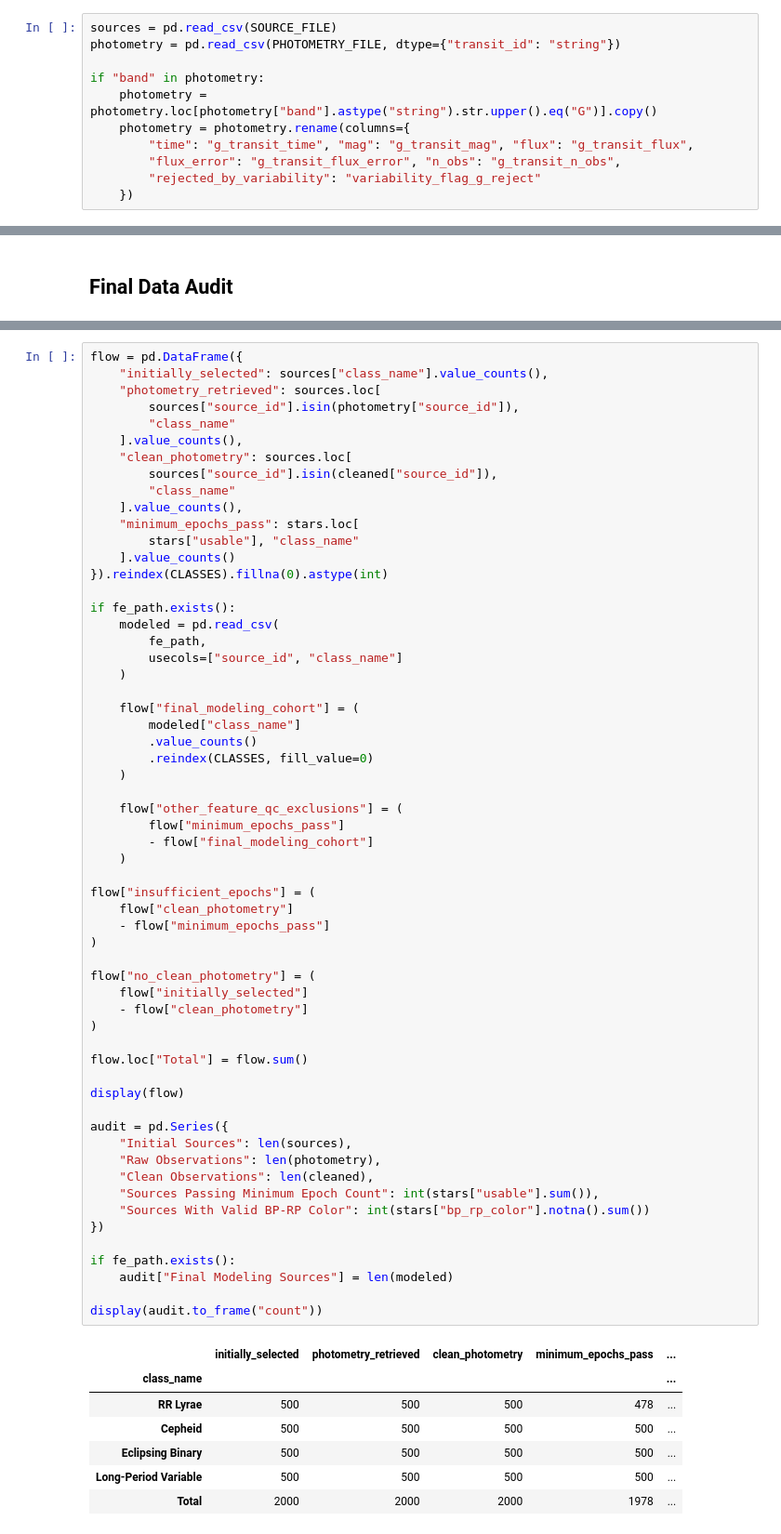
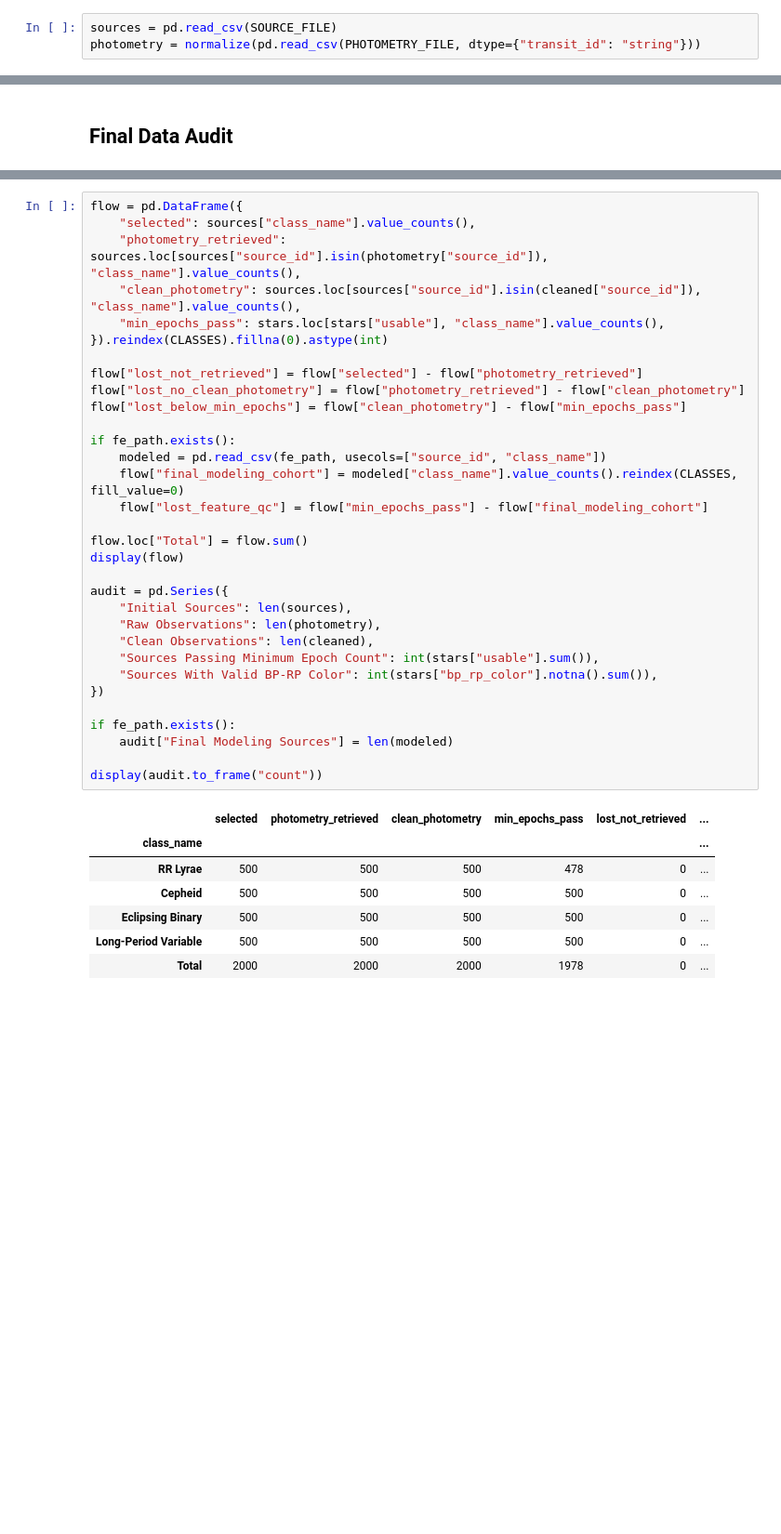
Before and after one commit to sumaitate/gaia-varstars, a Jupyter notebook: notebooks/01_gaia_eda.ipynb, the cells around one changed output, grey strips where cells are left out. Shown at 93% size. Cells and saved outputs as stored; diff of their text form; blank space fills up the shorter version.

```diff
--- a/notebooks/01_gaia_eda.ipynb
+++ b/notebooks/01_gaia_eda.ipynb
@@ -33,14 +25,6 @@ Status messages could not be retrieved
 # %%
 sources = pd.read_csv(SOURCE_FILE)
-photometry = pd.read_csv(PHOTOMETRY_FILE, dtype={"transit_id": "string"})
-
-if "band" in photometry:
-    photometry = photometry.loc[photometry["band"].astype("string").str.upper().eq("G")].copy()
-    photometry = photometry.rename(columns={
-        "time": "g_transit_time", "mag": "g_transit_mag", "flux": "g_transit_flux",
-        "flux_error": "g_transit_flux_error", "n_obs": "g_transit_n_obs",
-        "rejected_by_variability": "variability_flag_g_reject"
-    })
+photometry = normalize(pd.read_csv(PHOTOMETRY_FILE, dtype={"transit_id": "string"}))
 # %% [markdown]
 ## Data Overview
 # %% [markdown]
@@ -759,70 +635,43 @@ else:
 # %%
 flow = pd.DataFrame({
-    "initially_selected": sources["class_name"].value_counts(),
-    "photometry_retrieved": sources.loc[
-        sources["source_id"].isin(photometry["source_id"]),
-        "class_name"
-    ].value_counts(),
-    "clean_photometry": sources.loc[
-        sources["source_id"].isin(cleaned["source_id"]),
-        "class_name"
-    ].value_counts(),
-    "minimum_epochs_pass": stars.loc[
-        stars["usable"], "class_name"
-    ].value_counts()
+    "selected": sources["class_name"].value_counts(),
+    "photometry_retrieved": sources.loc[sources["source_id"].isin(photometry["source_id"]), "class_name"].value_counts(),
+    "clean_photometry": sources.loc[sources["source_id"].isin(cleaned["source_id"]), "class_name"].value_counts(),
+    "min_epochs_pass": stars.loc[stars["usable"], "class_name"].value_counts(),
 }).reindex(CLASSES).fillna(0).astype(int)
 
+flow["lost_not_retrieved"] = flow["selected"] - flow["photometry_retrieved"]
+flow["lost_no_clean_photometry"] = flow["photometry_retrieved"] - flow["clean_photometry"]
+flow["lost_below_min_epochs"] = flow["clean_photometry"] - flow["min_epochs_pass"]
+
 if fe_path.exists():
-    modeled = pd.read_csv(
-        fe_path,
-        usecols=["source_id", "class_name"]
-    )
-
-    flow["final_modeling_cohort"] = (
-        modeled["class_name"]
-        .value_counts()
-        .reindex(CLASSES, fill_value=0)
-    )
-
-    flow["other_feature_qc_exclusions"] = (
-        flow["minimum_epochs_pass"]
-        - flow["final_modeling_cohort"]
-    )
-
-flow["insufficient_epochs"] = (
-    flow["clean_photometry"]
-    - flow["minimum_epochs_pass"]
-)
-
-flow["no_clean_photometry"] = (
-    flow["initially_selected"]
-    - flow["clean_photometry"]
-)
+    modeled = pd.read_csv(fe_path, usecols=["source_id", "class_name"])
+    flow["final_modeling_cohort"] = modeled["class_name"].value_counts().reindex(CLASSES, fill_value=0)
+    flow["lost_feature_qc"] = flow["min_epochs_pass"] - flow["final_modeling_cohort"]
 
 flow.loc["Total"] = flow.sum()
-
 display(flow)
 
 audit = pd.Series({
     "Initial Sources": len(sources),
     "Raw Observations": len(photometry),
     "Clean Observations": len(cleaned),
     "Sources Passing Minimum Epoch Count": int(stars["usable"].sum()),
-    "Sources With Valid BP-RP Color": int(stars["bp_rp_color"].notna().sum())
+    "Sources With Valid BP-RP Color": int(stars["bp_rp_color"].notna().sum()),
 })
 
 if fe_path.exists():
     audit["Final Modeling Sources"] = len(modeled)
 
 display(audit.to_frame("count"))
 # %% [output]
-|  | initially_selected | photometry_retrieved | clean_photometry | minimum_epochs_pass | ... |
-| class_name |  |  |  |  | ... |
-| RR Lyrae | 500 | 500 | 500 | 478 | ... |
-| Cepheid | 500 | 500 | 500 | 500 | ... |
-| Eclipsing Binary | 500 | 500 | 500 | 500 | ... |
-| Long-Period Variable | 500 | 500 | 500 | 500 | ... |
-| Total | 2000 | 2000 | 2000 | 1978 | ... |
+|  | selected | photometry_retrieved | clean_photometry | min_epochs_pass | lost_not_retrieved | ... |
+| class_name |  |  |  |  |  | ... |
+| RR Lyrae | 500 | 500 | 500 | 478 | 0 | ... |
+| Cepheid | 500 | 500 | 500 | 500 | 0 | ... |
+| Eclipsing Binary | 500 | 500 | 500 | 500 | 0 | ... |
+| Long-Period Variable | 500 | 500 | 500 | 500 | 0 | ... |
+| Total | 2000 | 2000 | 2000 | 1978 | 0 | ... |
 |  | count |
 | Initial Sources | 2000 |
 | Raw Observations | 90126 |
```
Also changed, not shown: parts of 22 cells of this notebook, 36 other files.
